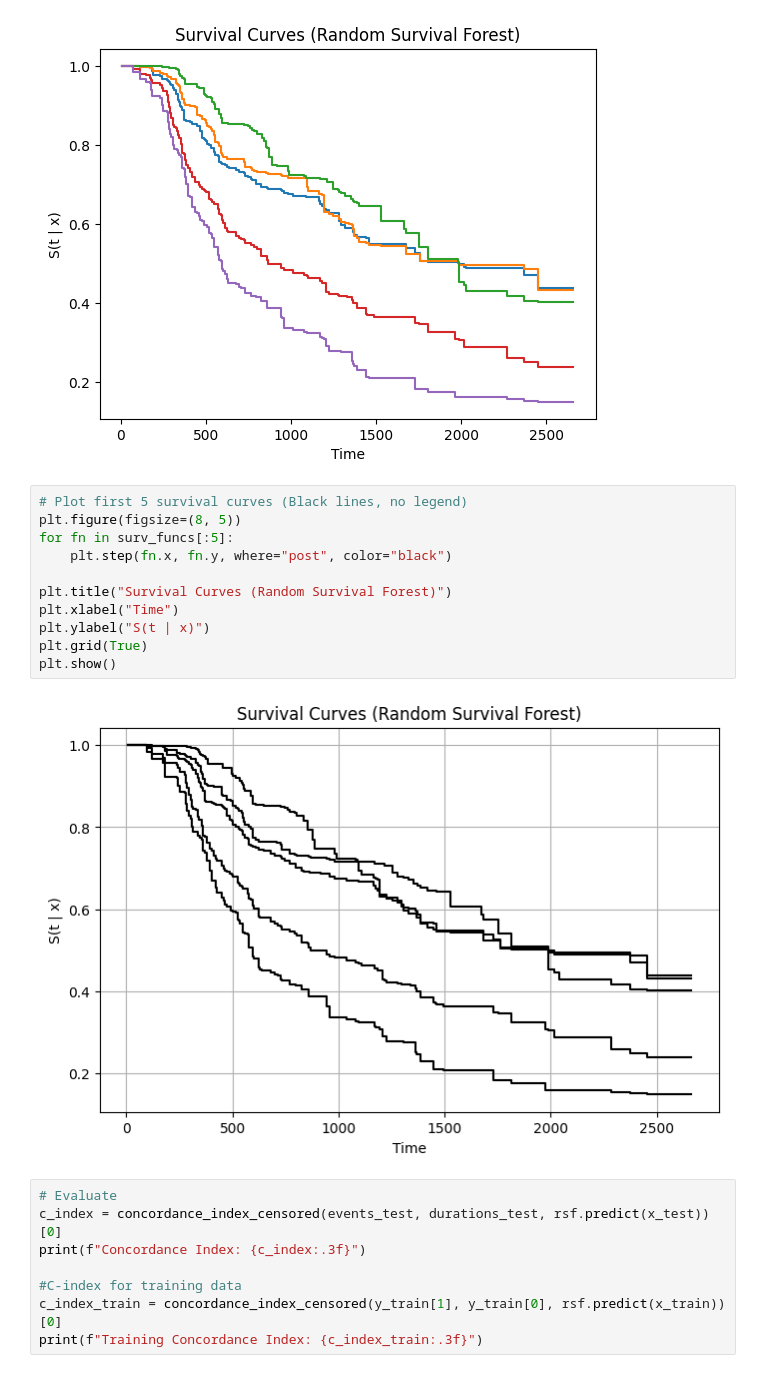
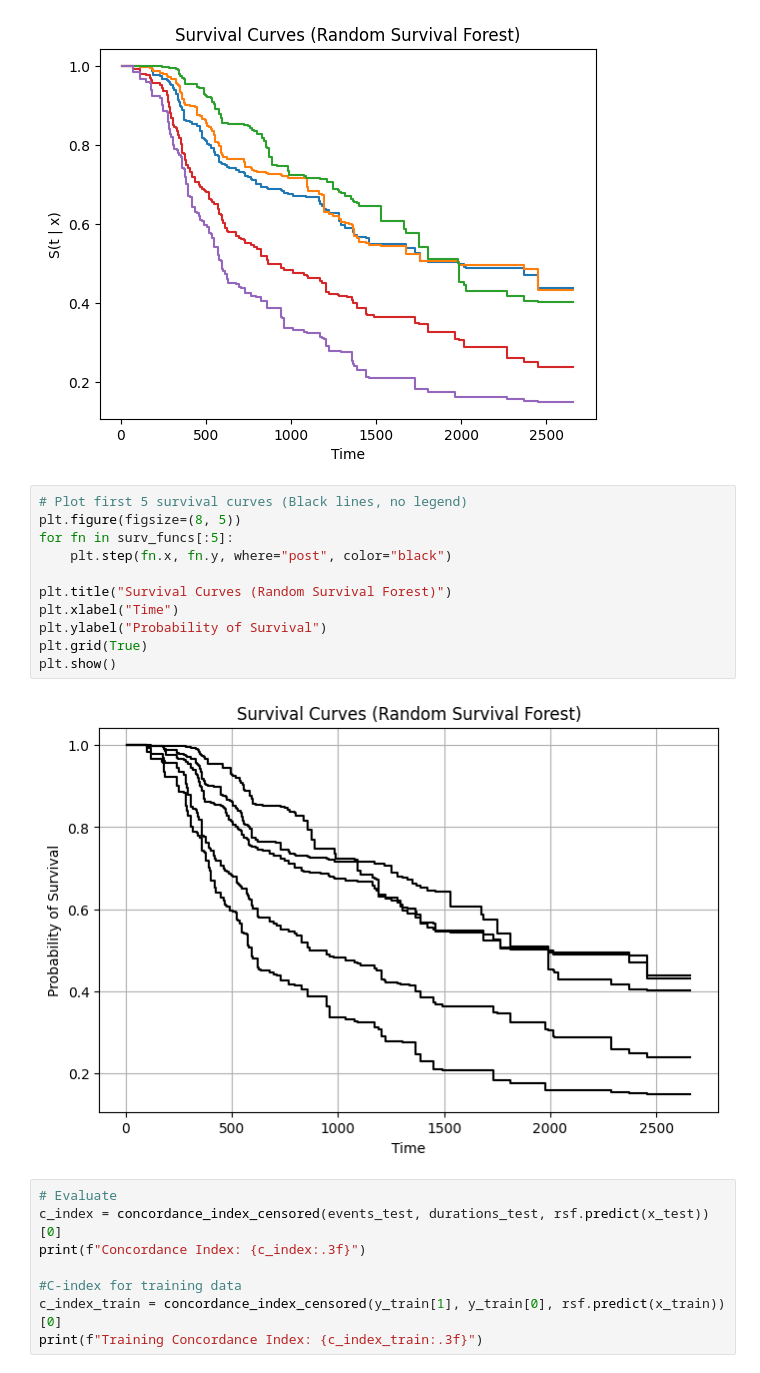
Before and after one commit to R-Ohm/ANN-Hospital-LOS, a Jupyter notebook: RSF.ipynb, the cells around one changed output. Drawn from its saved outputs; the diff is of its cells as text.

```diff
--- a/RSF.ipynb
+++ b/RSF.ipynb
@@ -118,16 +118,16 @@ plt.show()
 # %%
 # Plot first 5 survival curves (Black lines, no legend)
 plt.figure(figsize=(8, 5))
 for fn in surv_funcs[:5]:
     plt.step(fn.x, fn.y, where="post", color="black")
 
 plt.title("Survival Curves (Random Survival Forest)")
 plt.xlabel("Time")
-plt.ylabel("S(t | x)")
+plt.ylabel("Probability of Survival")
 plt.grid(True)
 plt.show()
 # %% [output]
-[figure, old version]
+[figure, new version]
 # %%
 # Evaluate
 c_index = concordance_index_censored(events_test, durations_test, rsf.predict(x_test))[0]
```
Also changed, not shown: parts of 9 cells of this notebook.
